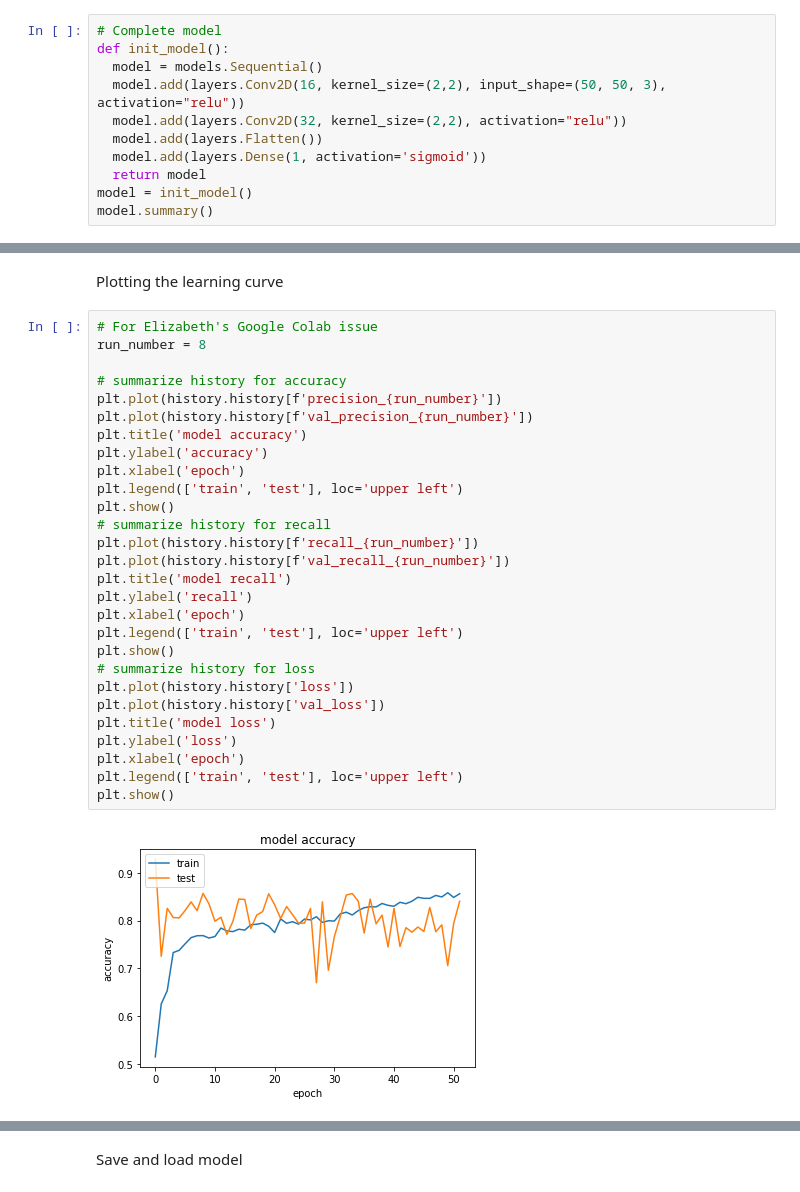
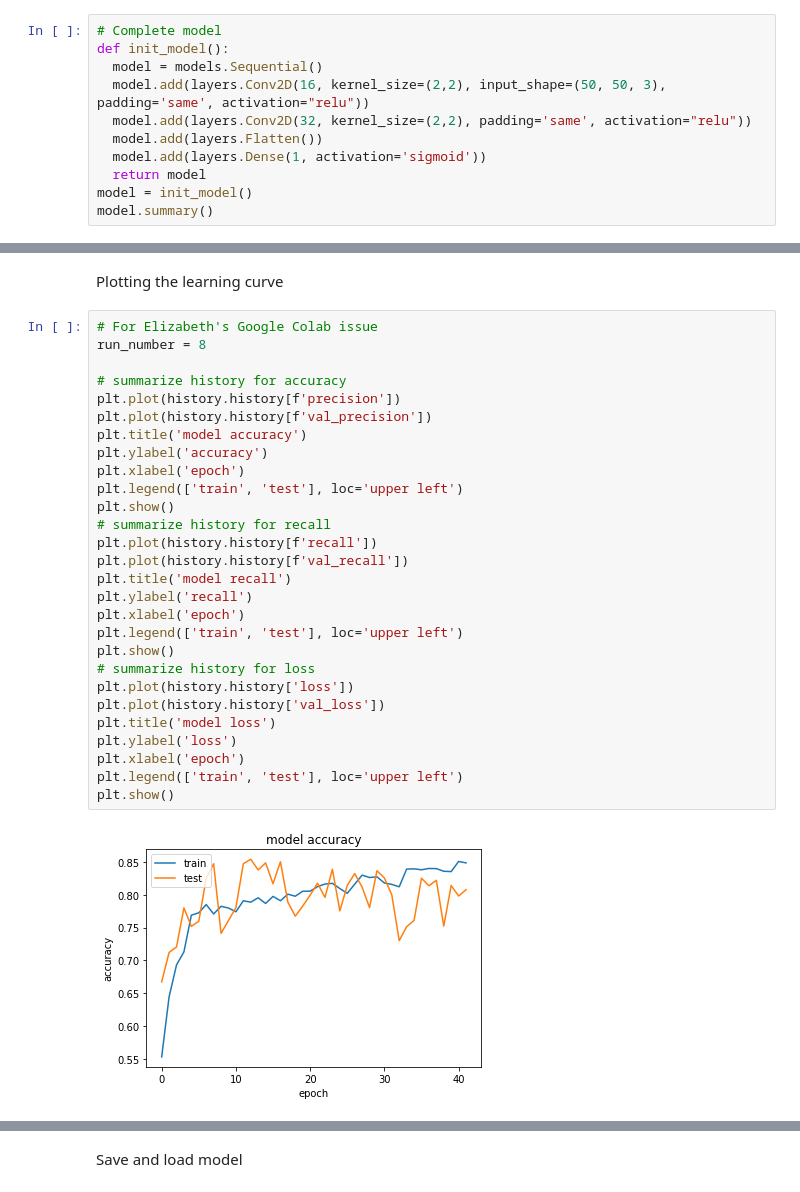
Before and after one commit to elizabeth-feldeverd/idc-backend, a Jupyter notebook: notebooks/elizabeth_idc.ipynb, the cells around one changed output, grey strips where cells are left out. Cells and saved outputs as stored; diff of their text form.

Commit message:
added padding to model, can now stitch superimposed images

```diff
--- a/notebooks/elizabeth_idc.ipynb
+++ b/notebooks/elizabeth_idc.ipynb
@@ -63,8 +63,8 @@ from tensorflow.keras.callbacks import EarlyStopping
 # Complete model
 def init_model():
   model = models.Sequential()
-  model.add(layers.Conv2D(16, kernel_size=(2,2), input_shape=(50, 50, 3), activation="relu"))
-  model.add(layers.Conv2D(32, kernel_size=(2,2), activation="relu"))
+  model.add(layers.Conv2D(16, kernel_size=(2,2), input_shape=(50, 50, 3), padding='same', activation="relu"))
+  model.add(layers.Conv2D(32, kernel_size=(2,2), padding='same', activation="relu"))
   model.add(layers.Flatten())
   model.add(layers.Dense(1, activation='sigmoid'))
   return model
@@ -222,30 +219,30 @@ Plotting the learning curve
 # %%
 # For Elizabeth's Google Colab issue
 run_number = 8
 
 # summarize history for accuracy
-plt.plot(history.history[f'precision_{run_number}'])
-plt.plot(history.history[f'val_precision_{run_number}'])
+plt.plot(history.history[f'precision'])
+plt.plot(history.history[f'val_precision'])
 plt.title('model accuracy')
 plt.ylabel('accuracy')
 plt.xlabel('epoch')
 plt.legend(['train', 'test'], loc='upper left')
 plt.show()
 # summarize history for recall
-plt.plot(history.history[f'recall_{run_number}'])
-plt.plot(history.history[f'val_recall_{run_number}'])
+plt.plot(history.history[f'recall'])
+plt.plot(history.history[f'val_recall'])
 plt.title('model recall')
 plt.ylabel('recall')
 plt.xlabel('epoch')
 plt.legend(['train', 'test'], loc='upper left')
 plt.show()
 # summarize history for loss
 plt.plot(history.history['loss'])
 plt.plot(history.history['val_loss'])
 plt.title('model loss')
 plt.ylabel('loss')
 plt.xlabel('epoch')
 plt.legend(['train', 'test'], loc='upper left')
 plt.show()
 # %% [output]
-[figure, old version]
+[figure, new version]
```
Also changed, not shown: parts of 13 cells of this notebook, 2 other files.
